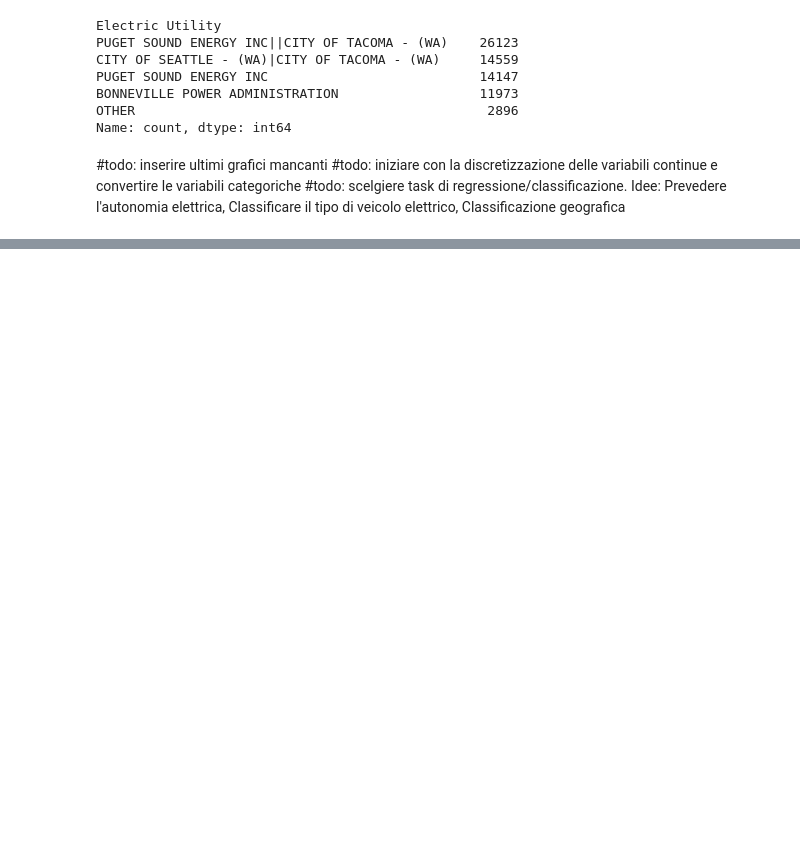
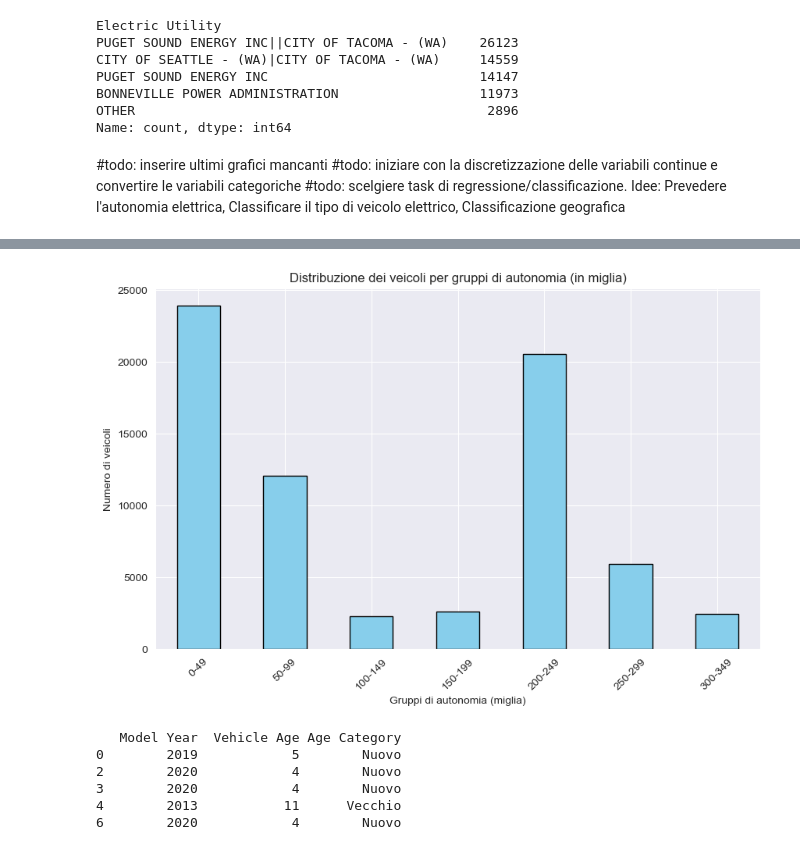
Before and after one commit to Anziano90/siamoTesi, a Jupyter notebook: my_notebook.ipynb, the cells around one changed output, grey strips where cells are left out. Drawn from its saved outputs; the diff is of its cells as text; code cells hidden in the pictures; blank space fills up the shorter version.

```diff
--- a/my_notebook.ipynb
+++ b/my_notebook.ipynb
@@ -380,0 +361,39 @@ map_washington.save("heatmap_vehicles.html")
+# %%
+# Creazione di una copia del dataframe per evitare modifiche a df_filtered
+df_prepped = df_filtered.copy()
+
+# Discretizzazione dell'autonomia in gruppi di 50 miglia fino al massimo di 337
+bins = list(range(0, 351, 50))
+labels = [f"{i}-{i+49}" for i in bins[:-1]]
+
+# Aggiunta della colonna di intervalli per Electric Range
+df_prepped['Electric Range Group'] = pd.cut(df_prepped['Electric Range'], bins=bins, labels=labels, right=False)
+
+# Conteggio dei veicoli per ogni intervallo
+range_counts = df_prepped['Electric Range Group'].value_counts().sort_index()
+
+plt.figure(figsize=(10, 6))
+range_counts.plot(kind='bar', color='skyblue', edgecolor='black')
+plt.title('Distribuzione dei veicoli per gruppi di autonomia (in miglia)')
+plt.xlabel('Gruppi di autonomia (miglia)')
+plt.ylabel('Numero di veicoli')
+plt.xticks(rotation=45)
+plt.show()
+# %% [output]
+[figure, added]
+# %%
+# Calcola l'età del veicolo
+df_prepped['Vehicle Age'] = datetime.now().year - df_prepped['Model Year']
+
+# Categorizza in "Nuovo", "Medio" e "Vecchio"
+df_prepped['Age Category'] = pd.cut(df_prepped['Vehicle Age'], bins=[-1, 5, 10, float('inf')], labels=['Nuovo', 'Medio', 'Vecchio'])
+
+# Verifica le categorie assegnate
+print(df_prepped[['Model Year', 'Vehicle Age', 'Age Category']].head())
+# %% [output]
+   Model Year  Vehicle Age Age Category
+0        2019            5        Nuovo
+2        2020            4        Nuovo
+3        2020            4        Nuovo
+4        2013           11      Vecchio
+6        2020            4        Nuovo
```
Also changed, not shown: parts of 13 cells of this notebook.
